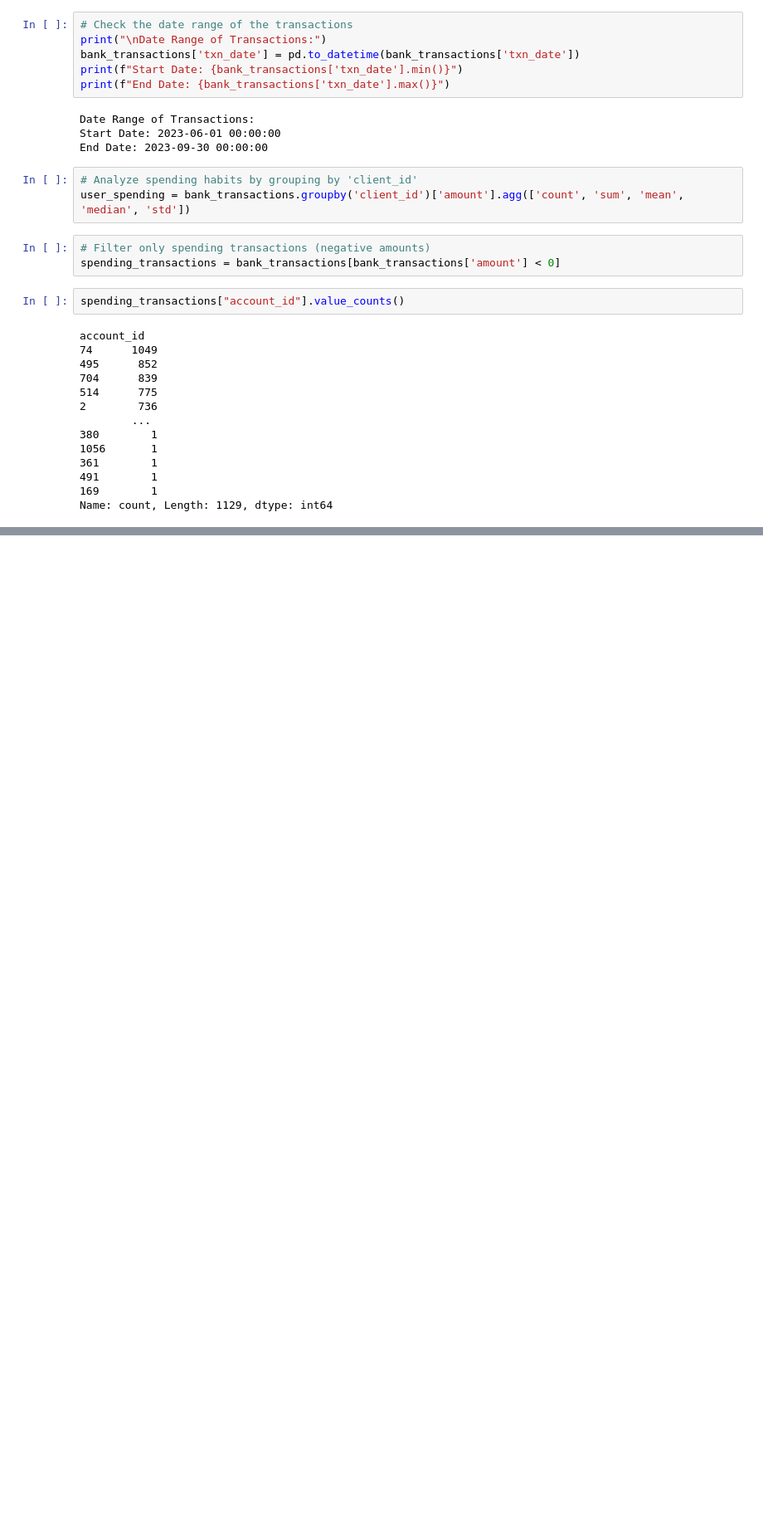
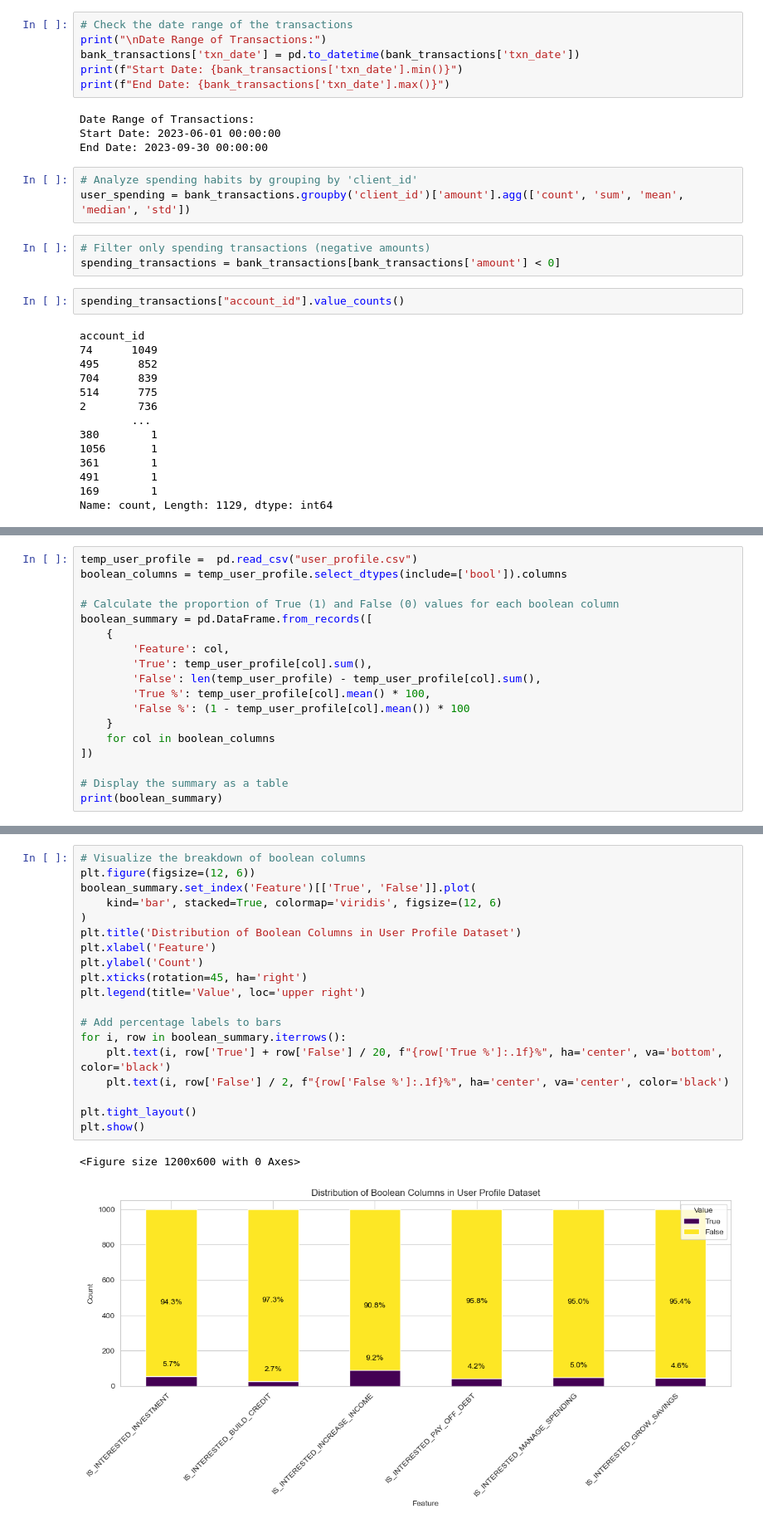
Before and after one commit to simzeki123/PredictBankTransactionCategory, a Jupyter notebook: Model buidling.ipynb, the cells around one changed output, grey strips where cells are left out. Shown at 83% size. Drawn from its saved outputs; the diff is of its cells as text; blank space fills up the shorter version.

```diff
--- a/Model buidling.ipynb
+++ b/Model buidling.ipynb
@@ -258,0 +266,18 @@ plt.show()
+# %%
+temp_user_profile =  pd.read_csv("user_profile.csv")
+boolean_columns = temp_user_profile.select_dtypes(include=['bool']).columns
+
+# Calculate the proportion of True (1) and False (0) values for each boolean column
+boolean_summary = pd.DataFrame.from_records([
+    {
+        'Feature': col,
+        'True': temp_user_profile[col].sum(),
+        'False': len(temp_user_profile) - temp_user_profile[col].sum(),
+        'True %': temp_user_profile[col].mean() * 100,
+        'False %': (1 - temp_user_profile[col].mean()) * 100
+    }
+    for col in boolean_columns
+])
+
+# Display the summary as a table
+print(boolean_summary)
@@ -258,0 +292,22 @@ plt.show()
+# %%
+# Visualize the breakdown of boolean columns
+plt.figure(figsize=(12, 6))
+boolean_summary.set_index('Feature')[['True', 'False']].plot(
+    kind='bar', stacked=True, colormap='viridis', figsize=(12, 6)
+)
+plt.title('Distribution of Boolean Columns in User Profile Dataset')
+plt.xlabel('Feature')
+plt.ylabel('Count')
+plt.xticks(rotation=45, ha='right')
+plt.legend(title='Value', loc='upper right')
+
+# Add percentage labels to bars
+for i, row in boolean_summary.iterrows():
+    plt.text(i, row['True'] + row['False'] / 20, f"{row['True %']:.1f}%", ha='center', va='bottom', color='black')
+    plt.text(i, row['False'] / 2, f"{row['False %']:.1f}%", ha='center', va='center', color='black')
+
+plt.tight_layout()
+plt.show()
+# %% [output]
+<Figure size 1200x600 with 0 Axes>
+[figure, added]
```
Also changed, not shown: parts of 40 cells of this notebook.
